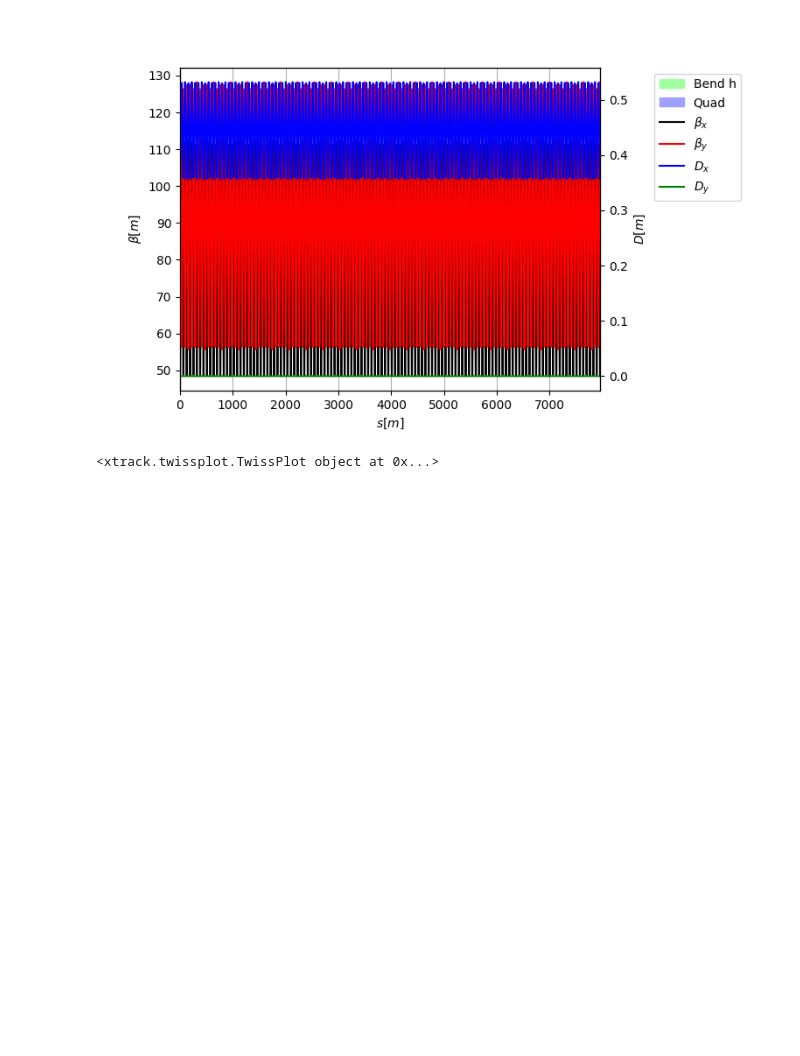
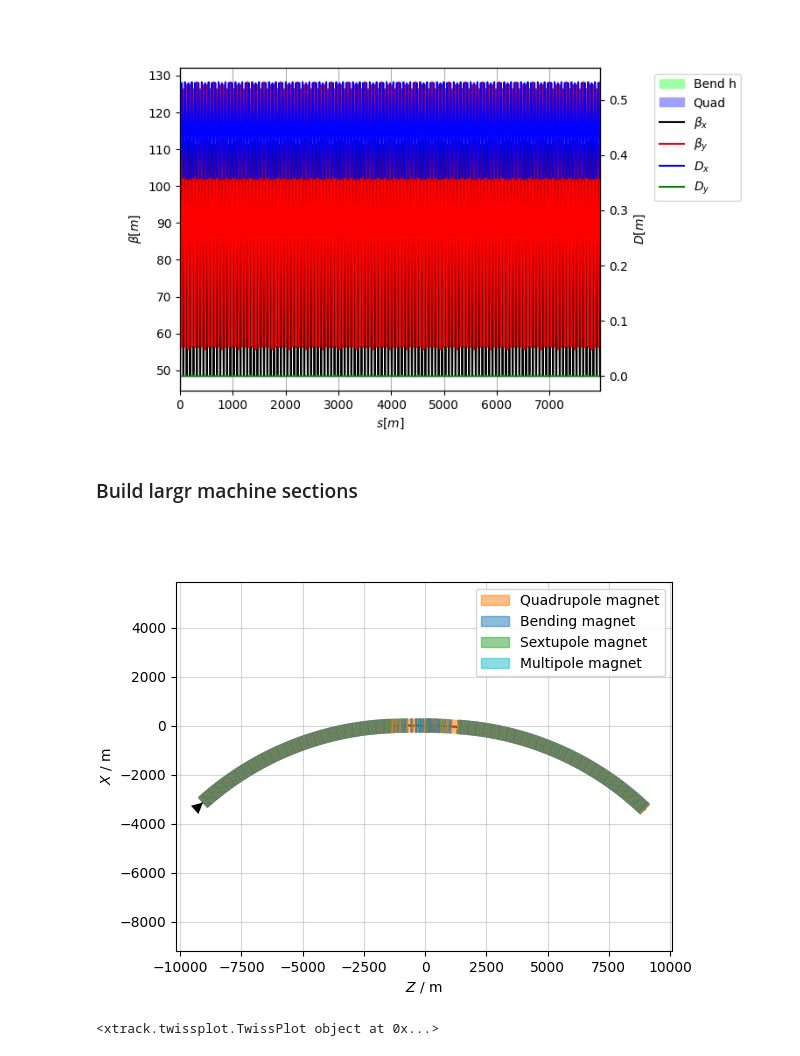
Before and after one commit to giadarol/fcc_92, a Jupyter notebook: 004_tutorial_cap_meeting/notebook_08_optics_arcs_and_exp_straight.ipynb, the cells around one changed output. Saved outputs shown, nothing was run; the diff lists cells and outputs as text; code cells hidden in the pictures; blank space fills up the shorter version.

```diff
--- a/004_tutorial_cap_meeting/notebook_08_optics_arcs_and_exp_straight.ipynb
+++ b/004_tutorial_cap_meeting/notebook_08_optics_arcs_and_exp_straight.ipynb
@@ -27,4 +28,6 @@ tw_arc.plot()
 # %% [output]
 <xtrack.twissplot.TwissPlot object at 0x...>
 [figure]
+# %% [markdown]
+### Build largr machine sections
 # %%
@@ -32 +38,5 @@ tw = line.twiss(init=tw_arc)
+# %%
+line.survey(element0='ip').plot()
+# %% [output]
+[figure, added]
 # %%
```
Also changed, not shown: parts of 8 cells of this notebook, 11 other files.
